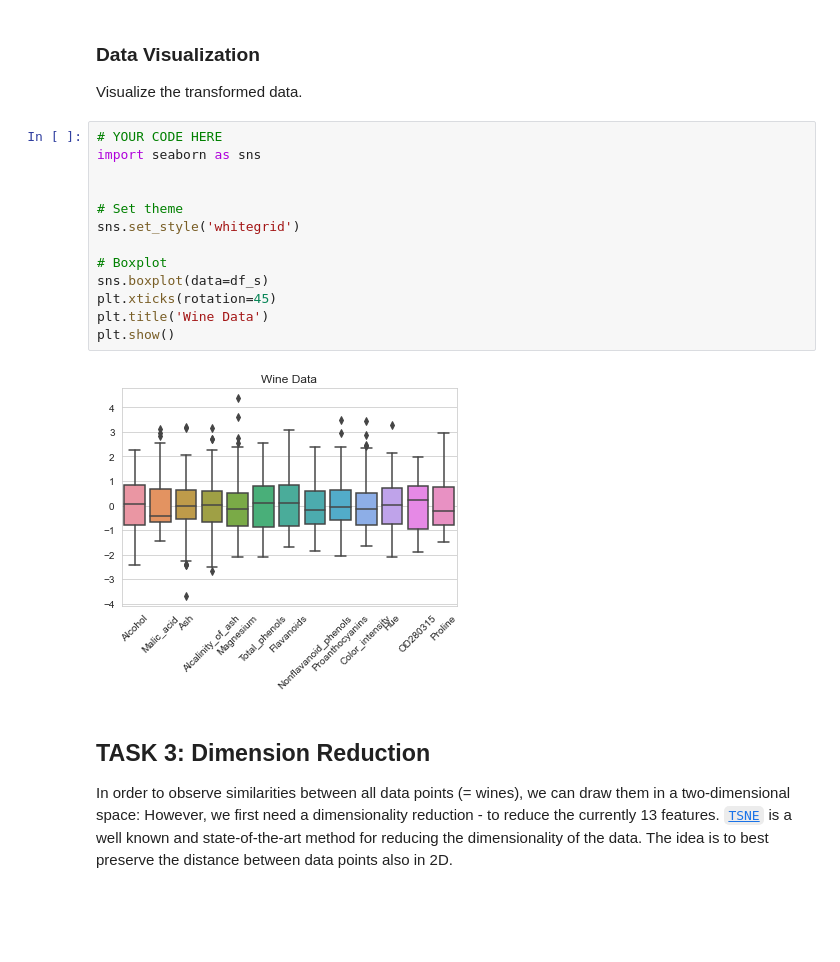
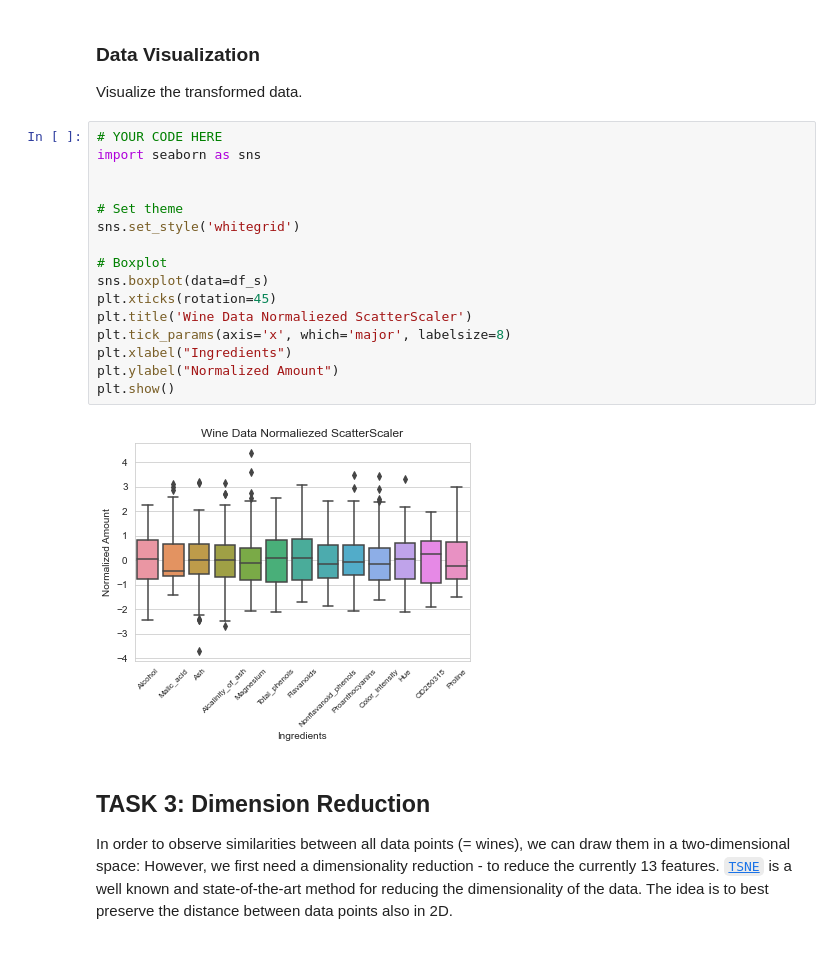
Before and after one commit to s-naegele/Data-Analysis, a Jupyter notebook: Lab/03_ContinuousData.ipynb, the cells around one changed output. Cells and saved outputs as stored; diff of their text form; blank space fills up the shorter version.

```diff
--- a/Lab/03_ContinuousData.ipynb
+++ b/Lab/03_ContinuousData.ipynb
@@ -122,18 +125,21 @@ Visualize the transformed data.
 # %%
 # YOUR CODE HERE
 import seaborn as sns
 
 
 # Set theme
 sns.set_style('whitegrid')
 
 # Boxplot
 sns.boxplot(data=df_s)
 plt.xticks(rotation=45)
-plt.title('Wine Data')
+plt.title('Wine Data Normaliezed ScatterScaler')
+plt.tick_params(axis='x', which='major', labelsize=8)
+plt.xlabel("Ingredients")
+plt.ylabel("Normalized Amount")
 plt.show()
 # %% [output]
-[figure, old version]
+[figure, new version]
 # %% [markdown]
 ## TASK 3: Dimension Reduction
 
```
Also changed, not shown: parts of 5 cells of this notebook.
